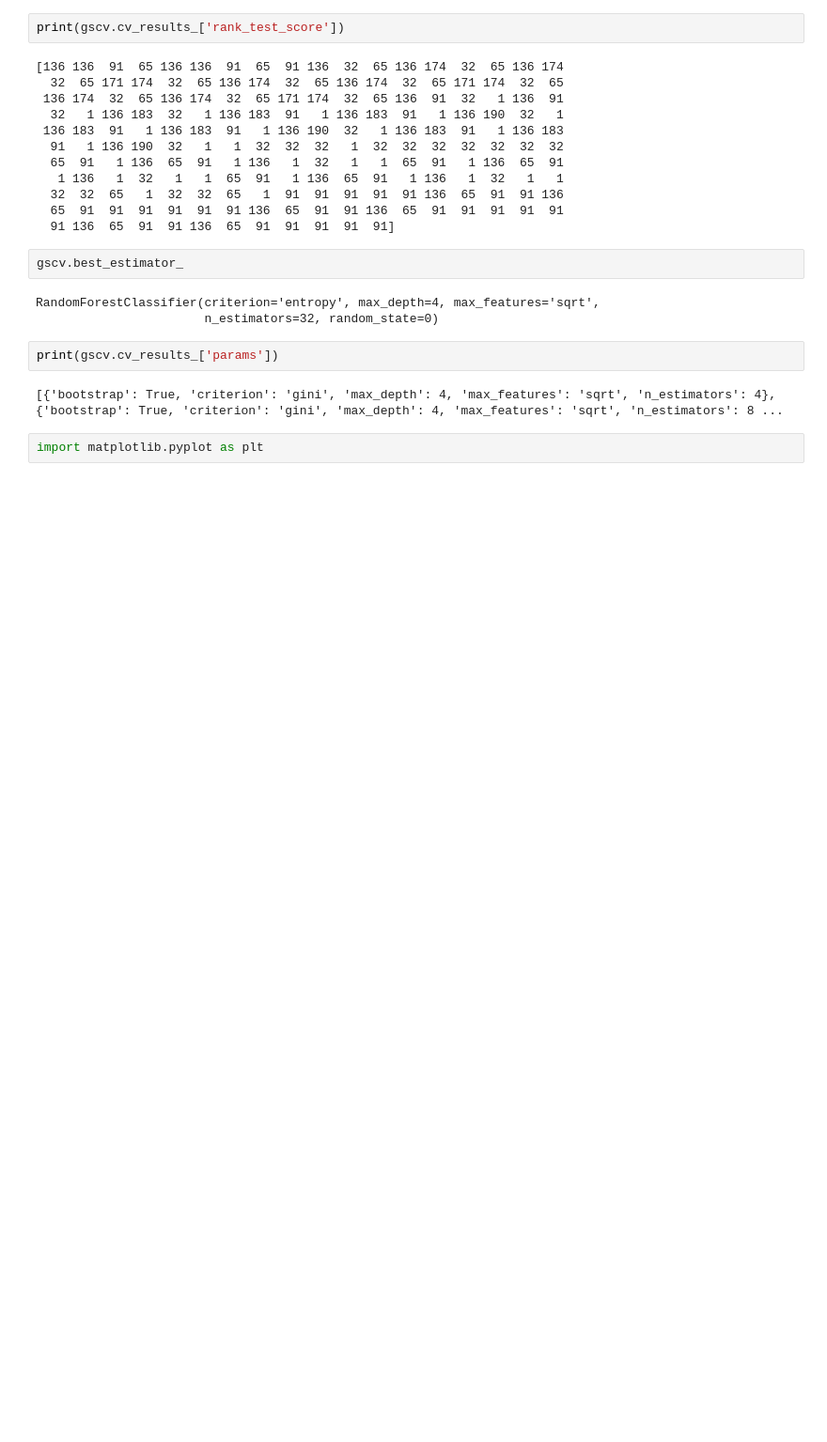
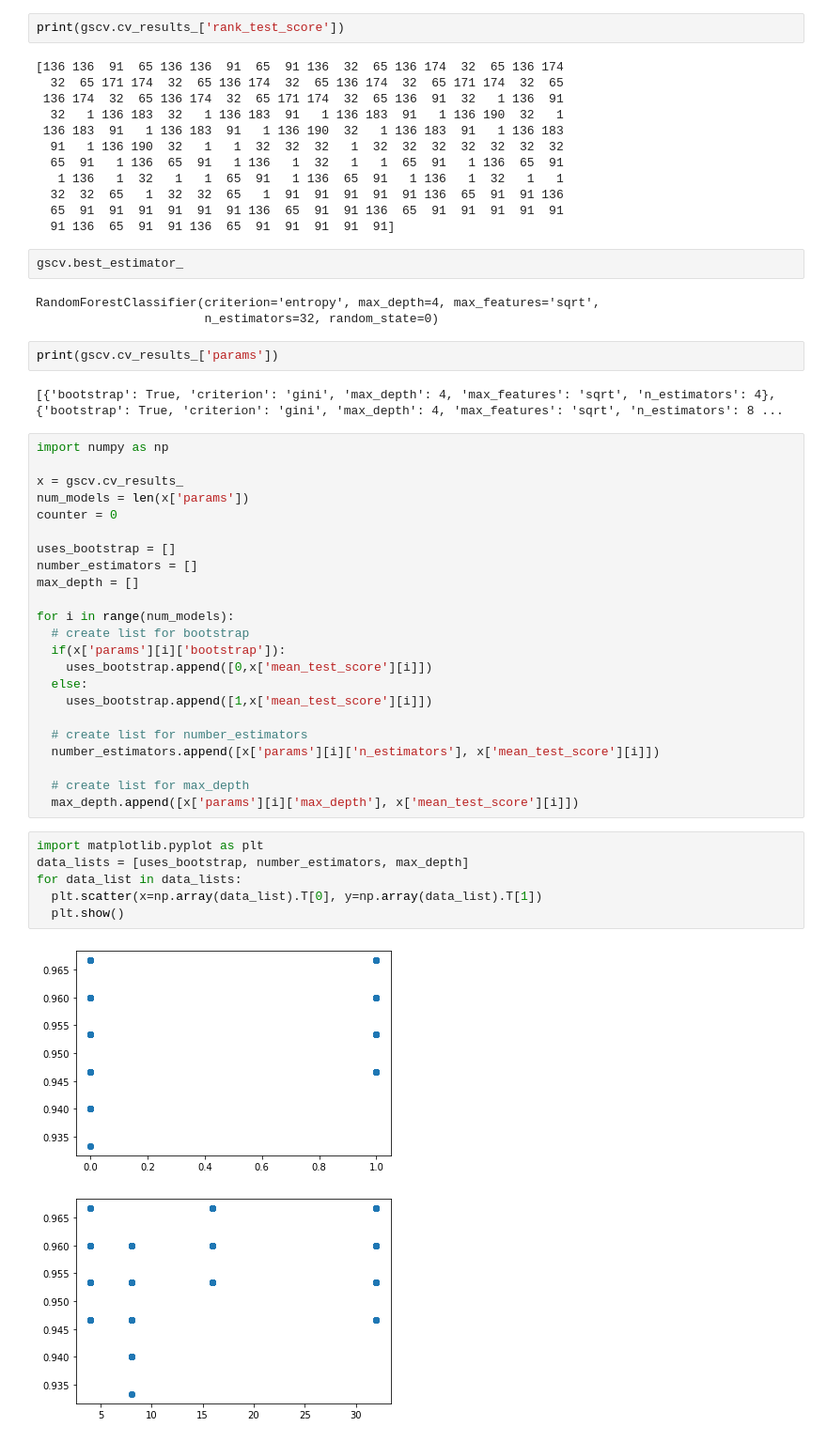
Before and after one commit to u-adrian/PSDA, a Jupyter notebook: 01_Exercise/Aufgabe_7.ipynb, the cells around one changed output. Shown at 94% size. Saved outputs shown, nothing was run; the diff lists cells and outputs as text; blank space fills up the shorter version.

Commit message:
added scatter plots. maybe boxplots are better?

```diff
--- a/01_Exercise/Aufgabe_7.ipynb
+++ b/01_Exercise/Aufgabe_7.ipynb
@@ -68,5 +68,35 @@ RandomForestClassifier(criterion='entropy', max_depth=4, max_features='sqrt',
 print(gscv.cv_results_['params'])
 # %% [output]
 [{'bootstrap': True, 'criterion': 'gini', 'max_depth': 4, 'max_features': 'sqrt', 'n_estimators': 4}, {'bootstrap': True, 'criterion': 'gini', 'max_depth': 4, 'max_features': 'sqrt', 'n_estimators': 8 ...
-# %%
-import matplotlib.pyplot as plt
+# %%
+import numpy as np
+
+x = gscv.cv_results_
+num_models = len(x['params'])
+counter = 0
+
+uses_bootstrap = []
+number_estimators = []
+max_depth = []
+
+for i in range(num_models):
+  # create list for bootstrap
+  if(x['params'][i]['bootstrap']):
+    uses_bootstrap.append([0,x['mean_test_score'][i]])
+  else:
+    uses_bootstrap.append([1,x['mean_test_score'][i]])
+
+  # create list for number_estimators
+  number_estimators.append([x['params'][i]['n_estimators'], x['mean_test_score'][i]])
+
+  # create list for max_depth
+  max_depth.append([x['params'][i]['max_depth'], x['mean_test_score'][i]])
+# %%
+import matplotlib.pyplot as plt
+data_lists = [uses_bootstrap, number_estimators, max_depth]
+for data_list in data_lists:
+  plt.scatter(x=np.array(data_list).T[0], y=np.array(data_list).T[1])
+  plt.show()
+# %% [output]
+[figure, added]
+[figure, added]
```
Also changed, not shown: parts of 1 cell of this notebook.
